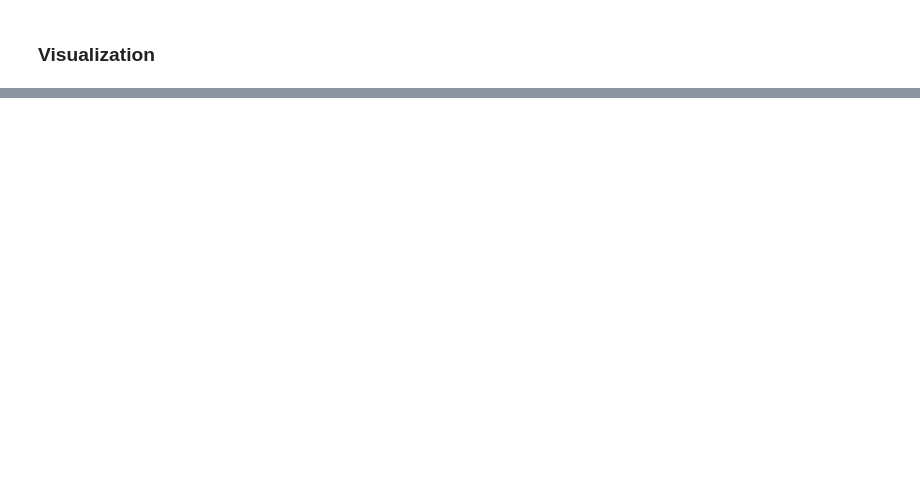
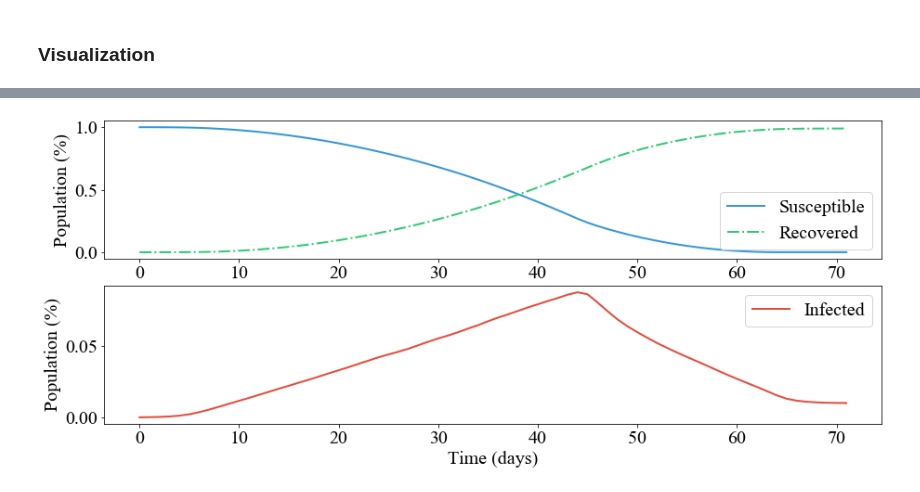
Before and after one commit to SimulationEverywhere/cadmium-celldevs, a Jupyter notebook: notebooks/epidemic_plots_from_cd_log_hoya_cd_cadmium.ipynb, the cells around one changed output, grey strips where cells are left out. Drawn from its saved outputs; the diff is of its cells as text; code cells hidden in the pictures; blank space fills up the shorter version.

```diff
--- a/notebooks/epidemic_plots_from_cd_log_hoya_cd_cadmium.ipynb
+++ b/notebooks/epidemic_plots_from_cd_log_hoya_cd_cadmium.ipynb
@@ -166,0 +157,24 @@ plt.savefig(base_name + "_lines.pdf")
+# %%
+fig, axs = plt.subplots(2, figsize=(15,6))
+linewidth = 2
+
+x = list(df_vis.index)
+axs[0].plot(x, df_vis["susceptible"], label="Susceptible", color=COLOR_SUSCEPTIBLE, linewidth=linewidth)
+axs[0].plot(x, df_vis["recovered"], label="Recovered", color=COLOR_RECOVERED, linewidth=linewidth, linestyle="-.")
+axs[0].set(ylabel='Population (%)')
+axs[0].legend()
+
+axs[1].plot(x, df_vis["infected"], label="Infected", color=COLOR_INFECTED, linewidth=linewidth)
+axs[1].set(xlabel='Time (days)', ylabel='Population (%)')
+axs[1].legend()
+#plt.legend(loc='upper right')
+#plt.margins(0,0)
+#plt.title('Epidemic percentages (%s)' % base_name)
+#plt.xlabel("Time (days)")
+#plt.ylabel("Population (%)")
+#plt.savefig(base_name + "_lines.png")
+#plt.savefig(base_name + "_lines.pdf")
+plt.savefig(base_name + "_lines_sep.png")
+plt.savefig(base_name + "_lines_sep.pdf")
+# %% [output]
+[figure, added]
```
Also changed, not shown: parts of 6 cells of this notebook, 1 other file.
